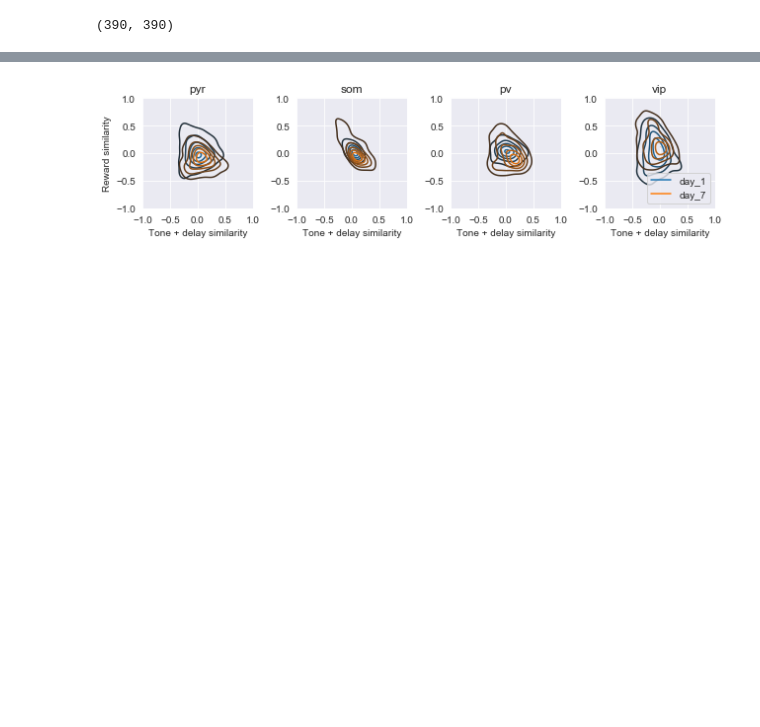
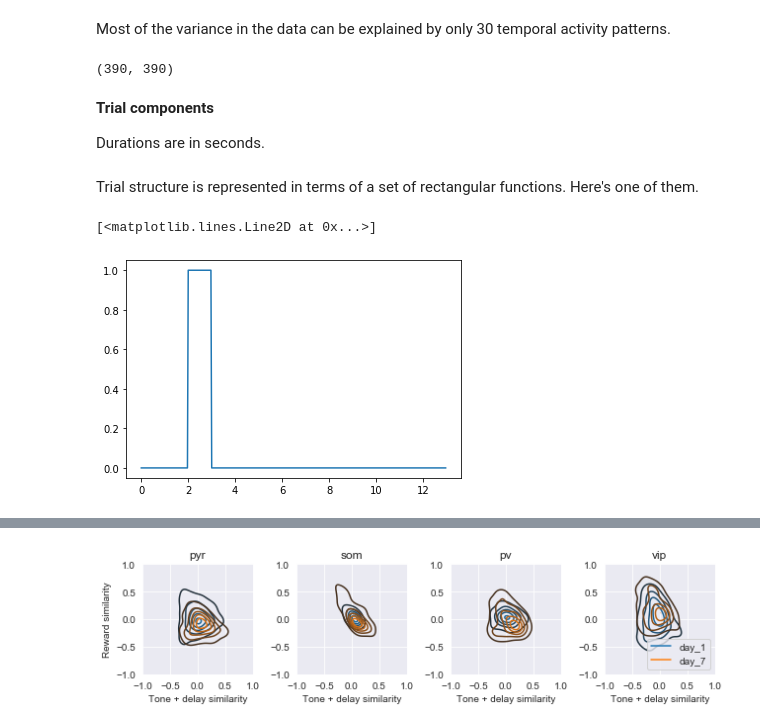
Before and after one commit to nauralcodinglab/interneuron-reward, a Jupyter notebook: notebooks/evolving_trial_structure_projections.ipynb, the cells around one changed output, grey strips where cells are left out. Drawn from its saved outputs; the diff is of its cells as text; code cells hidden in the pictures; blank space fills up the shorter version.

```diff
--- a/notebooks/evolving_trial_structure_projections.ipynb
+++ b/notebooks/evolving_trial_structure_projections.ipynb
@@ -160,6 +99,19 @@ Text(0.5, 0, 'Component no.')
+# %% [markdown]
+Most of the variance in the data can be explained by only 30 temporal activity patterns.
 # %%
 day7_pca.components_.shape
 # %% [output]
 (390, 390)
+# %% [markdown]
+**Trial components**
+
+Durations are in seconds.
 # %%
 trial_structure = de.TrialBasisFunctions(390, tone_duration=1.0, delay_duration=1.5, reward_duration=2.5)
+# %% [markdown]
+Trial structure is represented in terms of a set of rectangular functions. Here's one of them.
+# %%
+plt.plot(trial_structure.time, trial_structure.tone)
+# %% [output]
+[<matplotlib.lines.Line2D at 0x...>]
+[figure, added]
```
Also changed, not shown: parts of 65 cells of this notebook, 1 other file.
